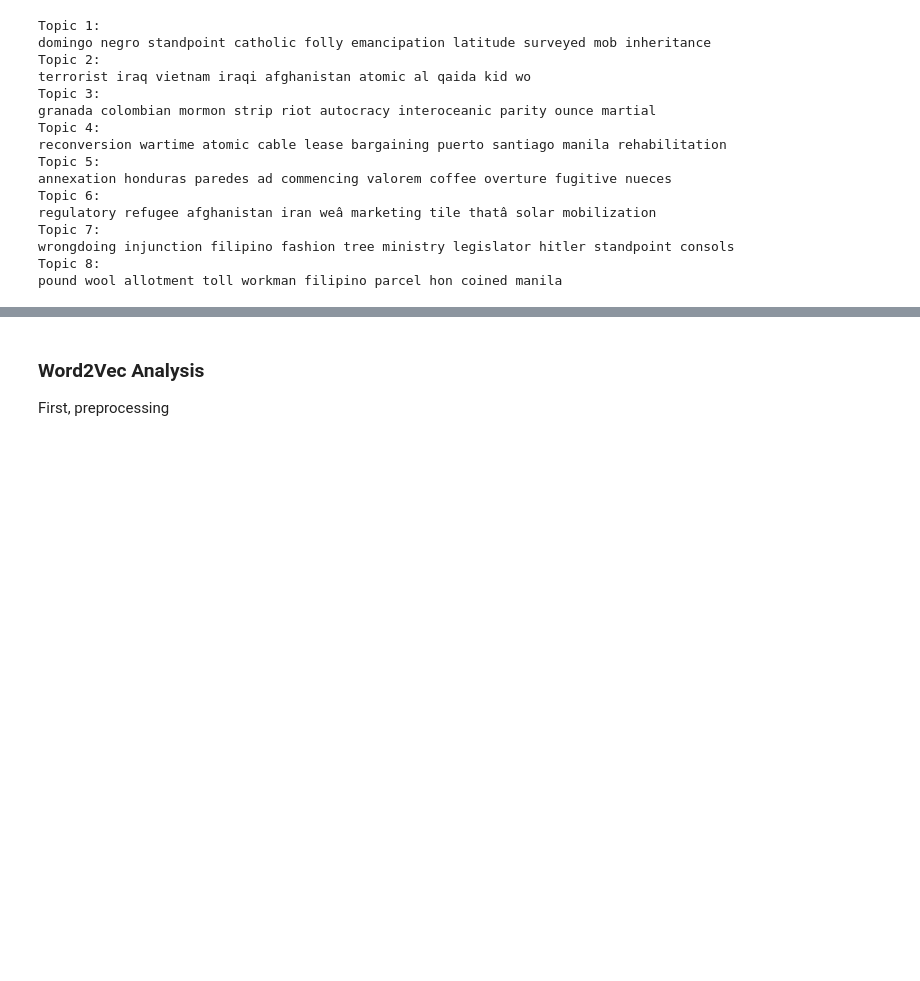
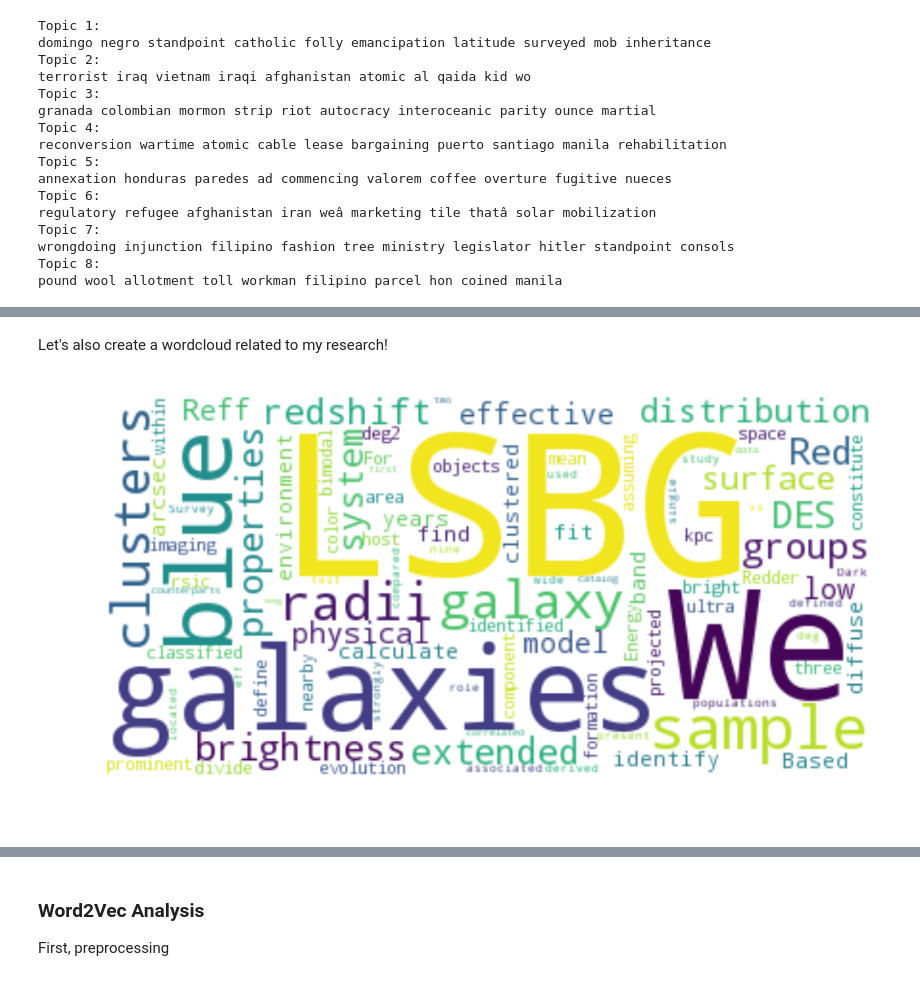
Before and after one commit to dtanoglidis/Machine-Learning-and-Large-Scale-Data-Analysis, a Jupyter notebook: SOU_analysis.ipynb, the cells around one changed output, grey strips where cells are left out. Saved outputs shown, nothing was run; the diff lists cells and outputs as text; code cells hidden in the pictures; blank space fills up the shorter version.

```diff
--- a/SOU_analysis.ipynb
+++ b/SOU_analysis.ipynb
@@ -629,0 +651,20 @@ pound wool allotment toll workman filipino parcel hon coined manila
+# %% [markdown]
+Let's also create a wordcloud related to my research!
+# %%
+corp='We present a catalog of 20,977 extended low-surface-brightness galaxies (LSBGs) identified in ~ 5000 deg2 from the first three years of imaging data from the Dark Energy Survey (DES). Based on a single-component Sérsic model fit, we define extended LSBGs as galaxies with g-band effective radii Reff>2.5" and mean surface brightness μ¯eff(g)>24.3 mag arcsec−2. We find that the distribution of LSBGs is strongly bimodal in (g−r) vs. (g−i) color space. We divide our sample into red (g−i≥0.59) and blue (g−i<0.59) galaxies and study the properties of the two populations. Redder LSBGs are more clustered than their blue counterparts, and are correlated with the distribution of nearby (z<0.10) bright galaxies. Red LSBGs constitute ∼35% of our LSBG sample, and ∼30% of these are located within 1 deg of low-redshift galaxy groups and clusters (compared to ∼8% of the blue LSBGs). For nine of the most prominent galaxy groups and clusters, we calculate the physical properties of associated LSBGs assuming a redshift derived from the host system. In these systems, we identify 108 objects that can be classified as ultra-diffuse galaxies, defined as LSBGs with projected physical effective radii Reff>1.5 kpc. The wide-area sample of LSBGs in DES can be used to test the role of environment on models of LSBG formation and evolution.'
+
+# Create a WordCloud object
+wordcloud = WordCloud(background_color="white", max_words=5000,
+                      contour_width=3, contour_color='steelblue')
+
+# Generate a word cloud
+wordcloud.generate(corp)
+# Visualize the word cloud
+#wordcloud.to_image()
+plt.figure(figsize=(7,4))
+plt.imshow(wordcloud, interpolation="bilinear")
+plt.axis("off")
+plt.savefig('LSBG_wordcloud.png',dpi=200)
+plt.show()
+# %% [output]
+[figure, added]
```
Also changed, not shown: parts of 6 cells of this notebook.
